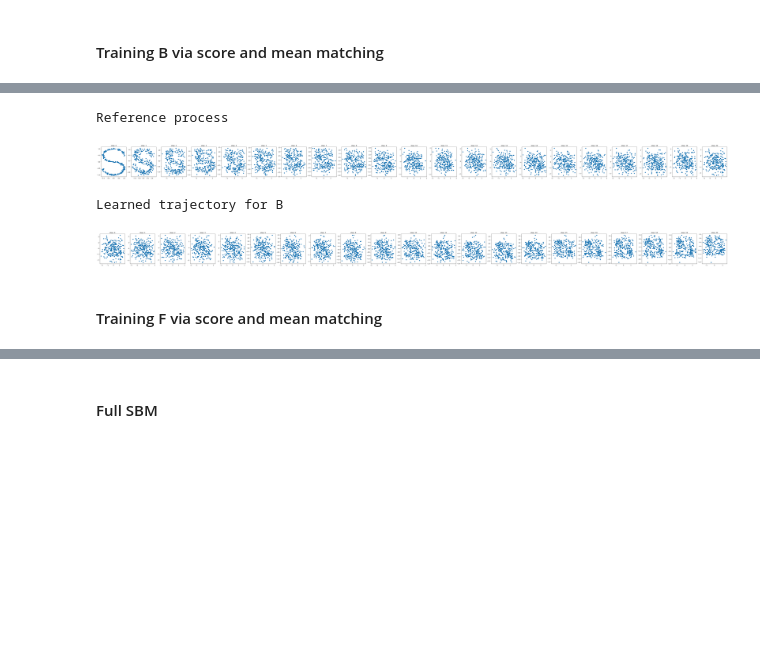
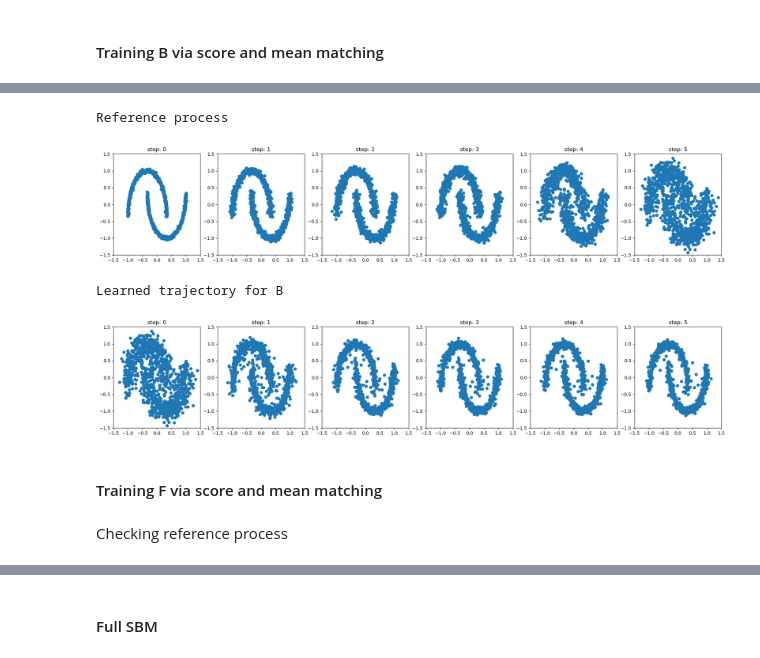
Before and after one commit to mmacosha/d2e-stochastic-dynamics, a Jupyter notebook: notebook.ipynb, the cells around one changed output, grey strips where cells are left out. Cells and saved outputs as stored; diff of their text form; code cells hidden in the pictures; blank space fills up the shorter version.

```diff
--- a/notebook.ipynb
+++ b/notebook.ipynb
@@ -744,7 +249,7 @@ loss_history = []
 for step in trange(N_STEPS):
     optim.zero_grad(set_to_none=True)
 
-    x_0, _ = next(sample_batch(256))
+    x_0, _ = sampler.sample(256)
     steps = torch.randint(1, n_steps + 1, (x_0.size(0),))
     sigma = extract_into_tensor(sigma_min * (sigma_coeff) ** (steps), x_0.shape)
 
@@ -845,10 +284,11 @@ sigma = torch.ones_like(mean) * 0.1
 
 sampler = DatasetSampler(
     # p_0='mix_of_gaussians', p_0_args=[mean, sigmas],
-    p_0='swiss_roll', p_0_args=[None, 0.1],
-    p_1='s_curve', p_1_args=[None, 0.05],
+    p_0='swiss_roll', p_0_args=[None, 0.2],
+    p_1='two_moons', p_1_args=[None, 0.02],
+    # p_1='checkboard', p_1_args=[None],
 )
-x_0, x_1 = sampler.sample(256)
+x_0, x_1 = sampler.sample(1024)
 scatter(x_0)
 scatter(x_1)
 plt.show()
@@ -874,13 +346,13 @@ def compute_b_model_loss(model, reference, x_t, t, mean: bool = True):
 # %%
-N_MAX_ITER = 3000
+N_MAX_ITER = 2_000
+PREDICT_LOGVAR = True
 USE_MEAN_MATCHING = True
 
-B_model = SimpleNet(64, 64)
-ref_process = lambda x, t: x - gamma * alpha * x
-optim_B = torch.optim.Adam(B_model.parameters(), lr=1e-3)
+B_model = SimpleNet(64, 64, n_main_body_layers=3, predict_log_var=PREDICT_LOGVAR)
+optim_B = torch.optim.Adam(B_model.parameters(), lr=8e-4)
 
-ema_loss = EMALoss()
-var_crit = VarCriterion(ema_loss.ema, threshold=2e-9, max_iter=N_MAX_ITER, measure_size=500)
+ema_loss = utils.EMALoss(alpha=0.09)
+var_crit = utils.VarCriterion(ema_loss.ema, threshold=5e-6, max_iter=N_MAX_ITER, measure_size=500)
 
 with tqdm(total=N_MAX_ITER, leave=False) as pbar:
 
@@ -888,11 +360,11 @@ with tqdm(total=N_MAX_ITER, leave=False) as pbar:
         traj_loss = 0
         optim_B.zero_grad(set_to_none=True)
 
-        _, x_t = sampler.sample(256)
+        _, x_t = sampler.sample(512)
         for t_step in torch.linspace(gamma, t_max, n_steps).flip(-1):
-            t = torch.ones(256) * t_step
+            t = torch.ones(x_t.size(0)) * t_step
 
-            loss, _ = compute_b_model_loss(B_model, ref_process, x_t, t, mean=USE_MEAN_MATCHING)
+            loss, x_t = compute_b_model_loss(B_model, ref_process, x_t, t, mean=USE_MEAN_MATCHING)
 
             loss.backward()
             traj_loss += loss.item()
@@ -902,4 +374,4 @@ with tqdm(total=N_MAX_ITER, leave=False) as pbar:
 
         pbar.update(1)
 
-pbar.close()
+    pbar.close()
@@ -914,30 +385,30 @@ plt.show()
 # %%
-_, x_1 = sampler.sample(256)
-B_reference = lambda x, t: x - gamma * alpha * x
+_, x_1 = sampler.sample(1024)
+
 
 reference_trajectory = [x_1]
 for t_step in torch.linspace(gamma, t_max, n_steps).flip(-1):
-    t = torch.ones(256) * t_step
-    x_next = make_ref_process_step(reference_trajectory[-1], t, gamma, F=B_reference)
+    t = torch.ones(x_1.size(0)) * t_step
+    x_next = make_euler_maruyama_step(reference_trajectory[-1], t, gamma, f=ref_process)
     reference_trajectory.append(x_next)
 
 print('Reference process')
-plot_trajectory(reference_trajectory)
+_ = plot_trajectory(reference_trajectory, indices=[0, 1, 2, 3, 10, -1])
 
 
 learned_trajectory = [reference_trajectory[-1]]
 with torch.no_grad():
     for t_step in torch.linspace(0, t_max - gamma, n_steps):
-        t = torch.ones(256) * t_step
-        x_next = make_ref_process_step(learned_trajectory[-1], t, gamma, F=B_model)
+        t = torch.ones(x_1.size(0)) * t_step
+        x_next = make_euler_maruyama_step(learned_trajectory[-1], t, gamma, f=B_model)
         learned_trajectory.append(x_next)
 
 print('Learned trajectory for B')
-f = plot_trajectory(learned_trajectory)
+f = plot_trajectory(learned_trajectory , indices=[0, 10, -4, -3, -2, -1])
 # %% [output]
 Reference process
-[figure, old version]
+[figure, new version]
 Learned trajectory for B
-[figure, old version]
+[figure, new version]
 # %% [markdown]
 #### Training F via score and mean matching
@@ -943,0 +424,2 @@ Learned trajectory for B
+# %% [markdown]
+Checking reference process
```
Also changed, not shown: parts of 55 cells of this notebook, 17 other files.
